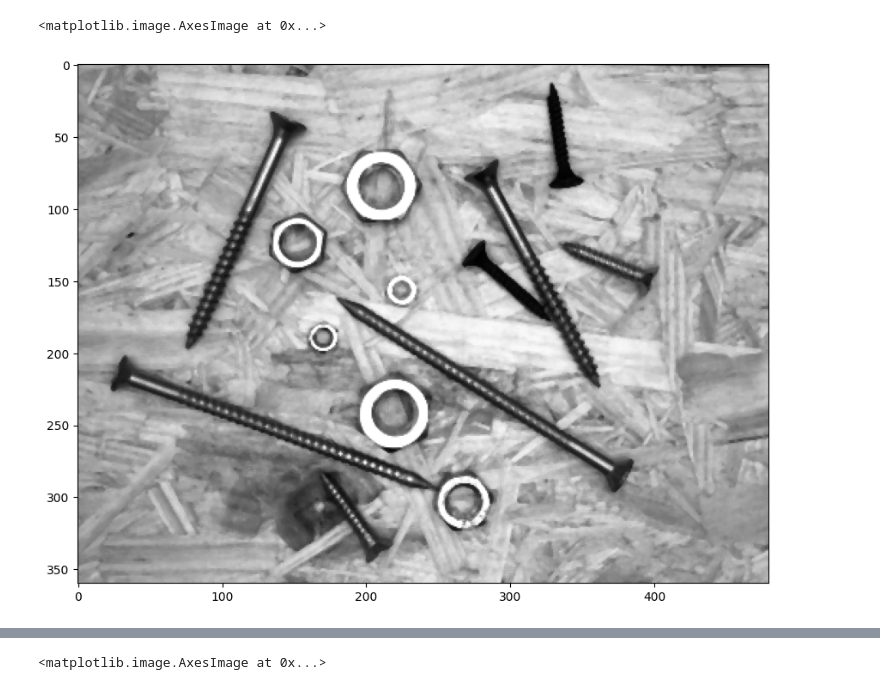
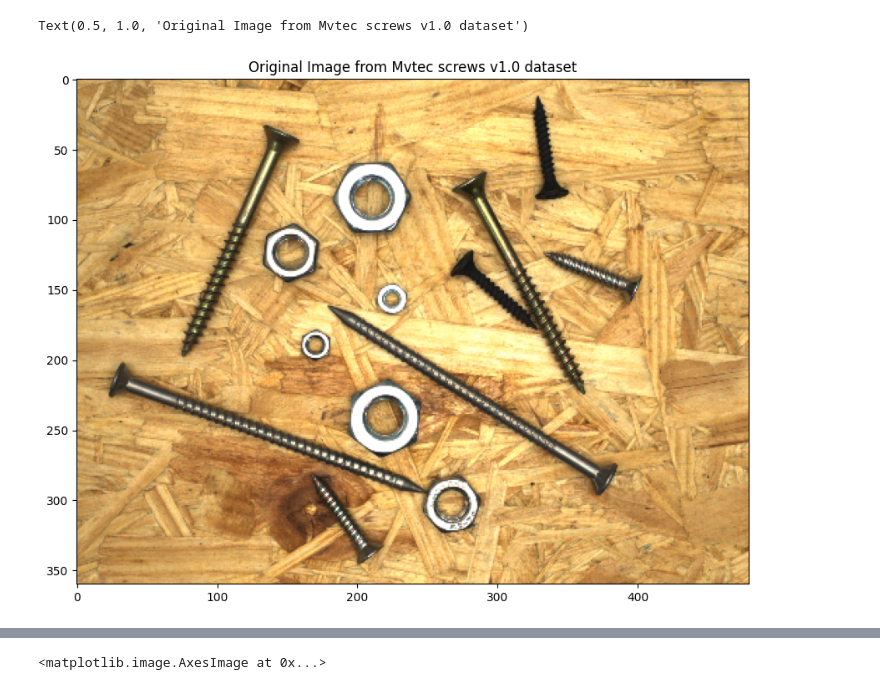
Before and after one commit to mrekoc/NeuronEye, a Jupyter notebook: Code/watershed.ipynb, the cells around one changed output, grey strips where cells are left out. Drawn from its saved outputs; the diff is of its cells as text; code cells hidden in the pictures.

```diff
--- a/Code/watershed.ipynb
+++ b/Code/watershed.ipynb
@@ -12,10 +13,14 @@ plt.rcParams['figure.dpi'] = 100 # 200 e.g. is really fine, but slower
 # %%
+'''Read images and convert them to proper type using OpenCV functions'''
+
 img = cv.imread("test_data/screws_375.png")
 img_rgb = cv.cvtColor(img, cv.COLOR_BGR2RGB)
 img_rgb= cv.resize(img_rgb, (480, 360))
 gray = cv.cvtColor(img_rgb, cv.COLOR_RGB2GRAY)
 gray = cv.medianBlur(gray,3)
-plt.imshow(gray, cmap = 'gray')
+fig, axs = plt.subplots(1,1)
+axs.imshow(img_rgb)
+axs.set_title('Original Image from Mvtec screws v1.0 dataset')
 # %% [output]
-<matplotlib.image.AxesImage at 0x...>
+Text(0.5, 1.0, 'Original Image from Mvtec screws v1.0 dataset')
-[figure, old version]
+[figure, new version]
```
Also changed, not shown: parts of 6 cells of this notebook, 10 other files.
